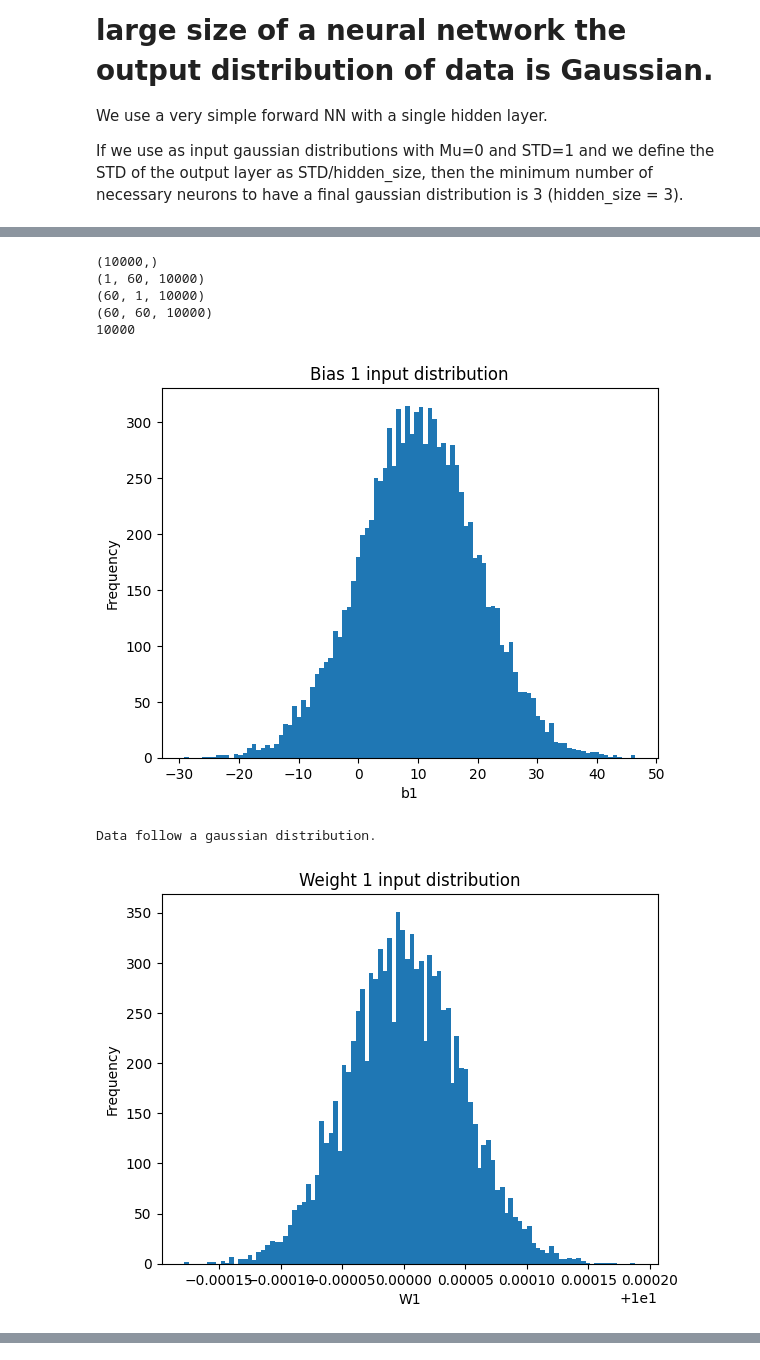
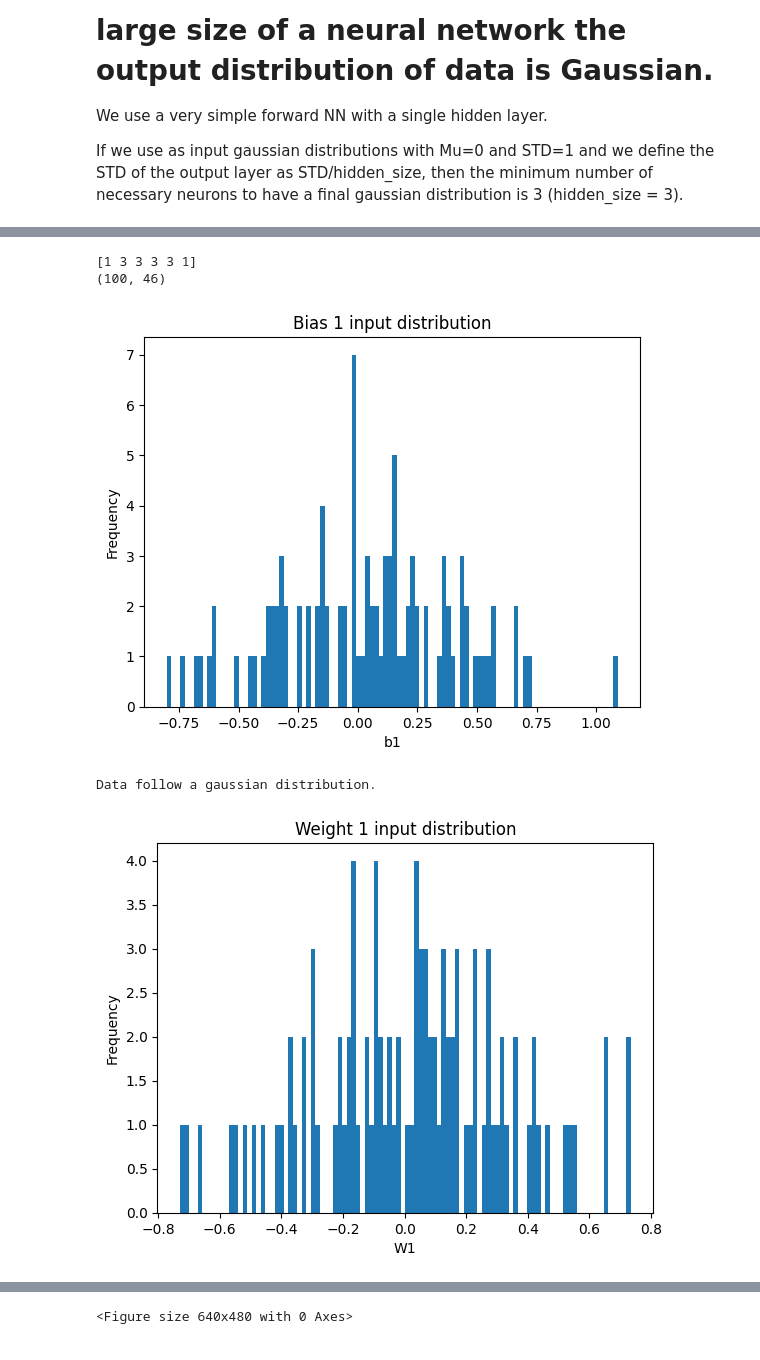
Before and after one commit to Manuel1711/Neural-Networks, a Jupyter notebook: NN_Gaussian.ipynb, the cells around one changed output, grey strips where cells are left out. Saved outputs shown, nothing was run; the diff lists cells and outputs as text; code cells hidden in the pictures.

```diff
--- a/NN_Gaussian.ipynb
+++ b/NN_Gaussian.ipynb
@@ -29,83 +50,77 @@ def forward(X,i,activation):
 # %%
 # Define the dimensions of the NN
 input_size = 1
-hidden_size = 60
+hidden_size = 3
 output_size = 1
-Nboot = 10000
+depth = 5
+Nboot = 100
+lsizes = np.concatenate(([input_size], np.repeat(hidden_size, depth-1), [output_size]))
+print(lsizes)
 
 #Define parameters of the Gaussian distribution
-STD = 10
-Mu = 10
-
-# Initialize the weights and the bias with random number distributed with a gamma function
-W1 = tf.Variable(tf.random.normal([input_size, hidden_size, Nboot], mean=Mu, stddev=STD), name='W1')
-b1 = tf.Variable(tf.random.normal([hidden_size, Nboot], mean=Mu, stddev=STD), name='b1')
-W2 = tf.Variable(tf.random.normal([hidden_size, output_size, Nboot], mean=Mu, stddev=STD/hidden_size), name='W2')
-b2 = tf.Variable(tf.random.normal([output_size, Nboot], mean=Mu, stddev=STD), name='b2')
-
-W3 = tf.Variable(tf.random.normal([hidden_size, hidden_size, Nboot], mean=Mu, stddev=STD/hidden_size**2), name='W3')
-b3 = tf.Variable(tf.random.normal([hidden_size, Nboot], mean=Mu, stddev=STD), name='b3')
-W4 = tf.Variable(tf.random.normal([hidden_size, output_size, Nboot], mean=Mu, stddev=STD/hidden_size**3), name='W4')
-b4 = tf.Variable(tf.random.normal([output_size, Nboot], mean=Mu, stddev=STD), name='b4')
+STD = 1
+Mu = 0
 
 
-print(b1.numpy()[0,:].shape)
-print(W1.numpy().shape)
-#print(W4)
-print(W2.numpy().shape)
-print(W3.numpy().shape)
+#Weights and biases generation
+Ws = np.empty((Nboot, depth), dtype=object)  # Array vuoto per le matrici W
+Bs = np.empty((Nboot, depth), dtype=object)  # Array vuoto per i vettori b
 
+#The output is a np array of tf objects
+for i in range(Nboot):
+    for l in range(depth):
+        Ws[i, l], Bs[i, l] = initialization(lsizes[l], lsizes[l+1], Mu, STD / lsizes[l], l)
+        #if(i==1): print(lsizes[l], lsizes[l+1], lsizes[l])
 
 
 # We compute the output for each event for an input
 X = tf.constant([[30]], dtype=tf.float32)
 output_array = []
+grads_array = np.array([])
 for i in range (0, Nboot):
-    Y = forward(X,i,tf.nn.relu)
+
+    Y, Grad = forward(X,i,tf.nn.relu)
+    grads_np = np.concatenate([g.numpy().flatten() for g in Grad])  # Flattening e concatenation of derivatives
+    grads_array = np.vstack([grads_array, grads_np]) if grads_array.size else grads_np
     output_array.append(Y.numpy()[0][0])
-print(len(output_array))
-#print(output_array)
+
+print(grads_array.shape)
 # %% [output]
-(10000,)
-(1, 60, 10000)
-(60, 1, 10000)
-(60, 60, 10000)
-10000
+[1 3 3 3 3 1]
+(100, 46)
 # %%
+Whist, Bhist = bootobj_extr(1,1,1)
+
+
 # Print the input distributions of the weights and bias
 #print(b1.numpy()[0,:])
-plt.hist(b1.numpy()[0,:], bins=100)
+plt.hist(Bhist, bins=100)
 plt.xlabel('b1')
 plt.ylabel('Frequency')
 plt.title('Bias 1 input distribution')
 plt.savefig('Bias1.png')
 plt.show()
 
 # Test of the gaussianity
-stat, p = normaltest(b1.numpy()[0,:])
+stat, p = normaltest(Bhist)
 
 # Print the result of the test
 if p < 0.05:
     print("Data don't follow a gaussian distribution.")
 else:
     print("Data follow a gaussian distribution.")
 
 plt.clf()
 
-plt.hist(W4.numpy()[0,0,:], bins=100)
+
+plt.hist(Whist, bins=100)
 plt.xlabel('W1')
 plt.ylabel('Frequency')
 plt.title('Weight 1 input distribution')
 plt.show()
 
 plt.clf()
-
-plt.hist(W2.numpy()[0,0,:], bins=100)
-plt.xlabel('W2')
-plt.ylabel('Frequency')
-plt.title('Weight 2 input distribution')
-plt.show()
 # %% [output]
-[figure, old version]
+[figure, new version]
 Data follow a gaussian distribution.
-[figure, old version]
+[figure, new version]
@@ -113,3 +127,4 @@ Data follow a gaussian distribution.
+<Figure size 640x480 with 0 Axes>
 # %%
 # Test of the gaussianity
 stat, p = normaltest(output_array)
```
Also changed, not shown: parts of 6 cells of this notebook.
